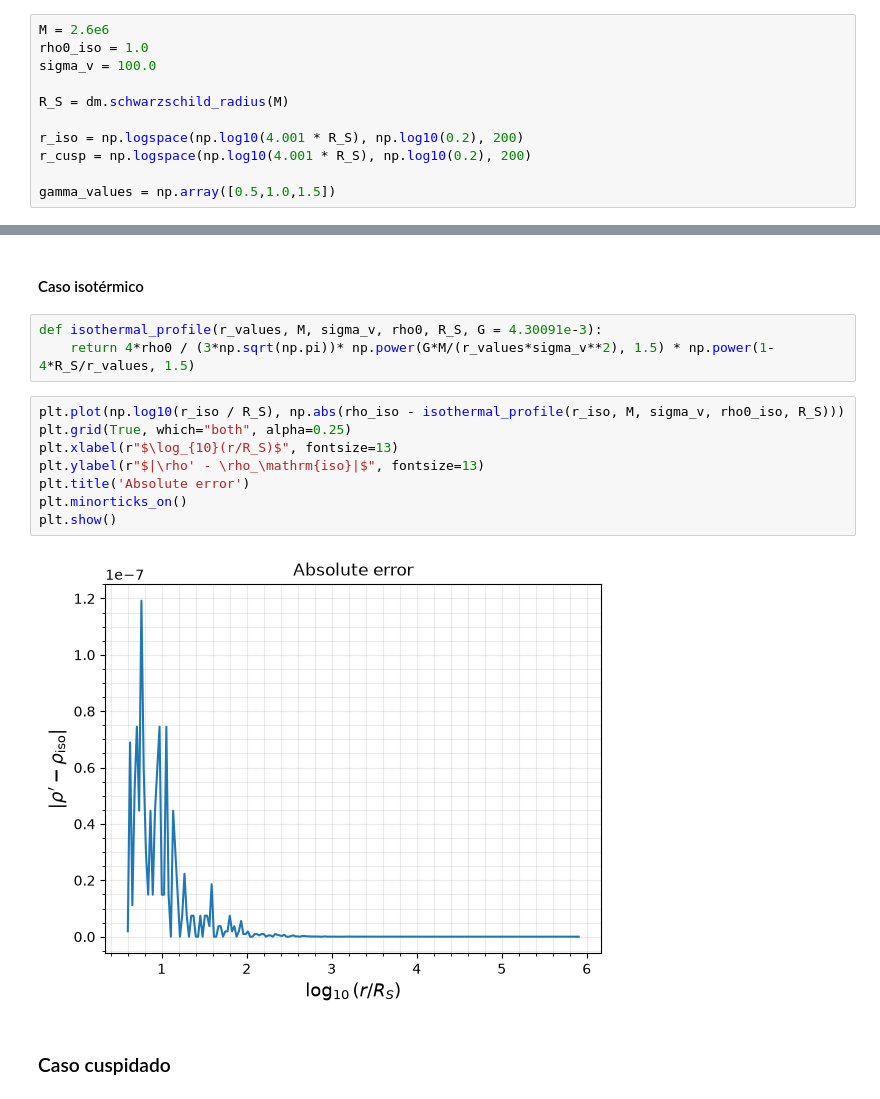
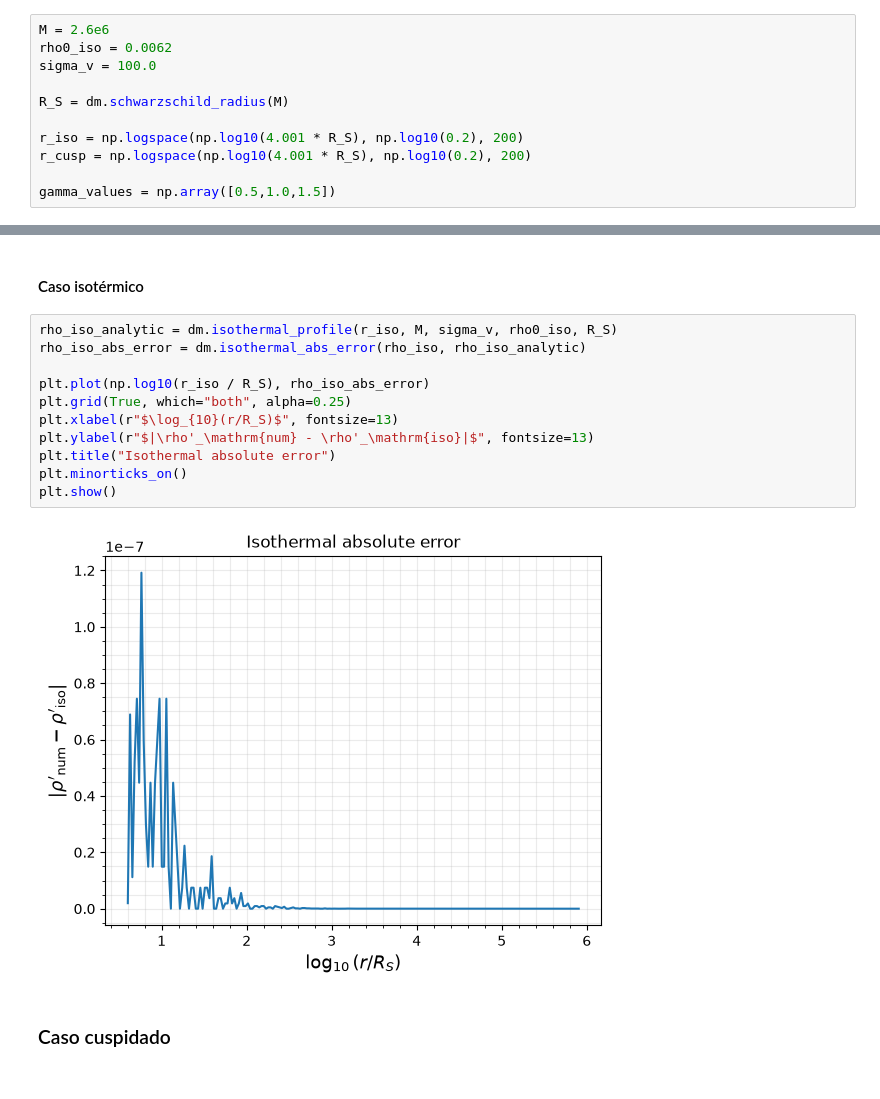
Before and after one commit to MagneticFungi/DM-spikes, a Jupyter notebook: perfiles_densidad.ipynb, the cells around one changed output, grey strips where cells are left out. Drawn from its saved outputs; the diff is of its cells as text.

```diff
--- a/perfiles_densidad.ipynb
+++ b/perfiles_densidad.ipynb
@@ -16,7 +16,7 @@ import dm_spikes as dm
 ## Inputs
 # %%
 M = 2.6e6
-rho0_iso = 1.0
+rho0_iso = 0.0062
 sigma_v = 100.0
 
 R_S = dm.schwarzschild_radius(M)
@@ -220,18 +223,18 @@ else:
 ## Comparación con modelo analítico
 # %% [markdown]
 #### Caso isotérmico
-# %%
-def isothermal_profile(r_values, M, sigma_v, rho0, R_S, G = 4.30091e-3):
-    return 4*rho0 / (3*np.sqrt(np.pi))* np.power(G*M/(r_values*sigma_v**2), 1.5) * np.power(1-4*R_S/r_values, 1.5)
 # %%
-plt.plot(np.log10(r_iso / R_S), np.abs(rho_iso - isothermal_profile(r_iso, M, sigma_v, rho0_iso, R_S)))
+rho_iso_analytic = dm.isothermal_profile(r_iso, M, sigma_v, rho0_iso, R_S)
+rho_iso_abs_error = dm.isothermal_abs_error(rho_iso, rho_iso_analytic)
+
+plt.plot(np.log10(r_iso / R_S), rho_iso_abs_error)
 plt.grid(True, which="both", alpha=0.25)
 plt.xlabel(r"$\log_{10}(r/R_S)$", fontsize=13)
-plt.ylabel(r"$|\rho' - \rho_\mathrm{iso}|$", fontsize=13)
-plt.title('Absolute error')
+plt.ylabel(r"$|\rho'_\mathrm{num} - \rho'_\mathrm{iso}|$", fontsize=13)
+plt.title("Isothermal absolute error")
 plt.minorticks_on()
 plt.show()
 # %% [output]
-[figure, old version]
+[figure, new version]
 # %% [markdown]
 ### Caso cuspidado
```
Also changed, not shown: parts of 8 cells of this notebook, 3 other files.
